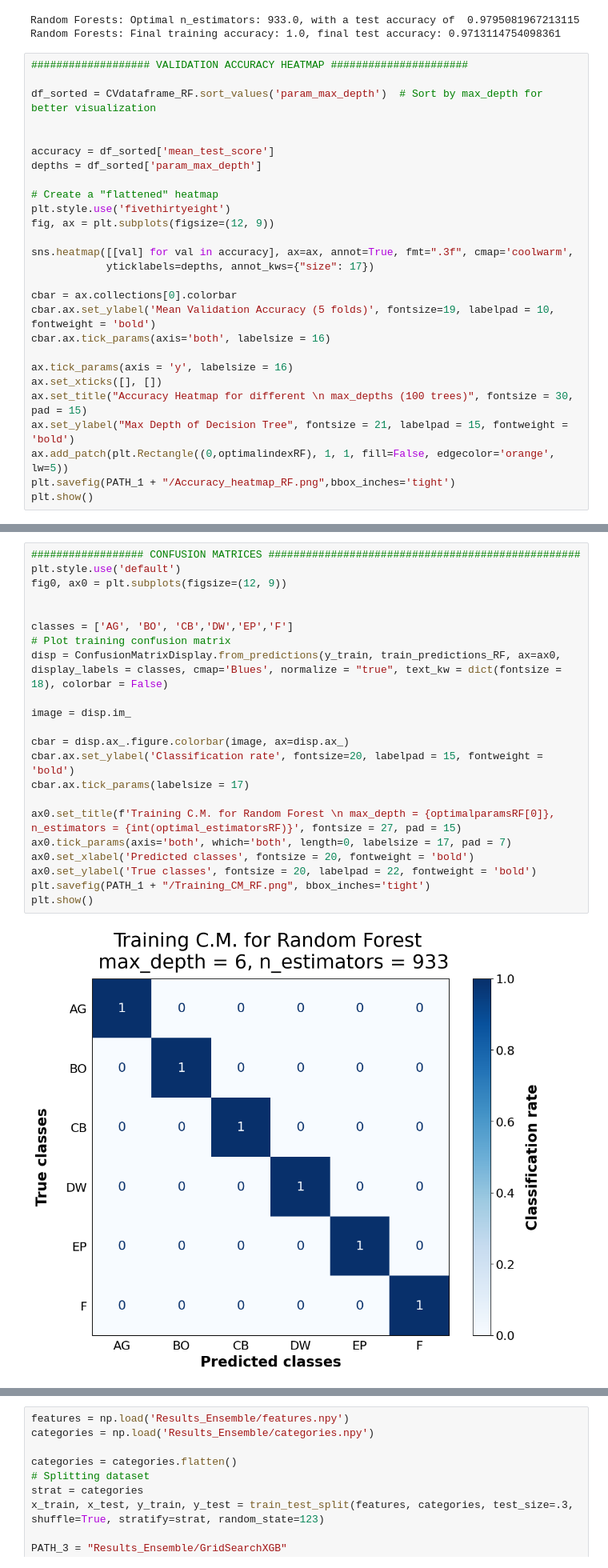
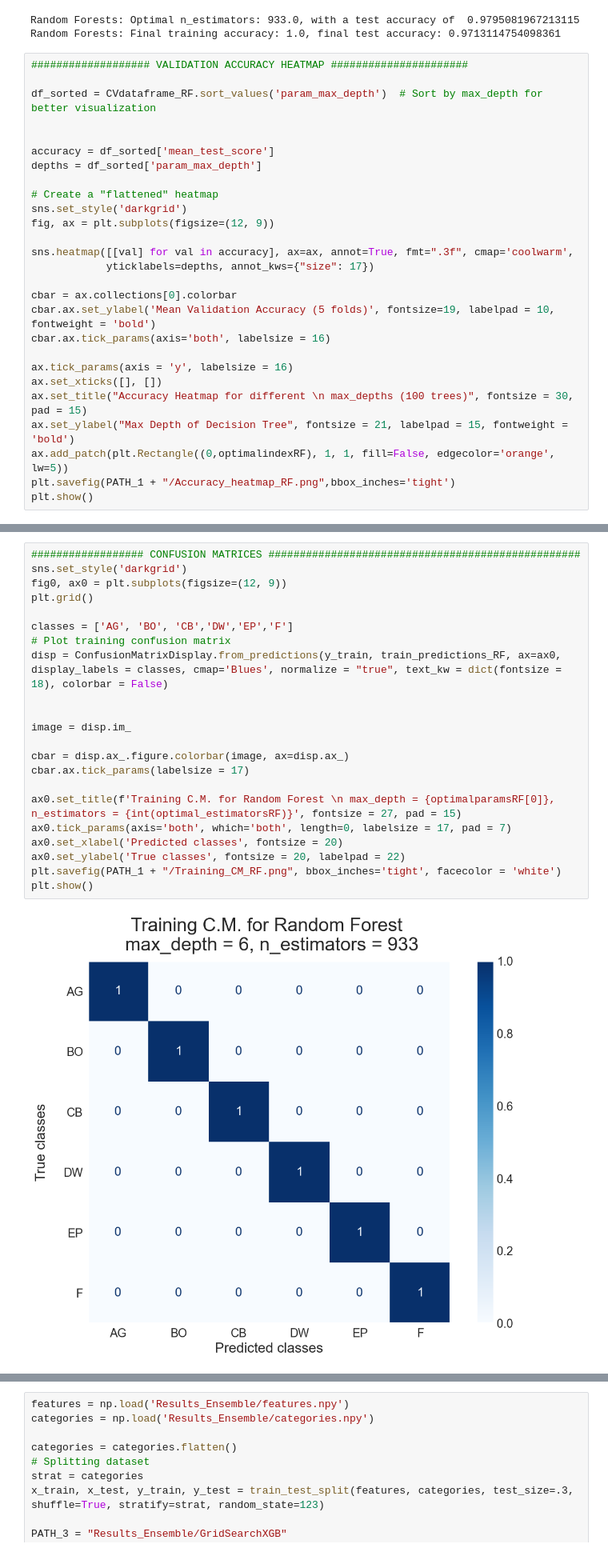
Before and after one commit to gresslos/FYS-STK_Project3, a Jupyter notebook: EnsembleMethods.ipynb, the cells around one changed output, grey strips where cells are left out. Shown at 80% size. Cells and saved outputs as stored; diff of their text form.

Commit message:
Updated the ensemble plots to be as similar to the cnn ones as possible

```diff
--- a/EnsembleMethods.ipynb
+++ b/EnsembleMethods.ipynb
@@ -503,7 +503,7 @@ accuracy = df_sorted['mean_test_score']
 depths = df_sorted['param_max_depth']
 
 # Create a "flattened" heatmap
-plt.style.use('fivethirtyeight')
+sns.set_style('darkgrid')
 fig, ax = plt.subplots(figsize=(12, 9))
 
 sns.heatmap([[val] for val in accuracy], ax=ax, annot=True, fmt=".3f", cmap='coolwarm',
@@ -525,26 +525,26 @@ plt.show()
 # %%
 ################## CONFUSION MATRICES ##################################################
-plt.style.use('default')
+sns.set_style('darkgrid')
 fig0, ax0 = plt.subplots(figsize=(12, 9))
-
+plt.grid()
 
 classes = ['AG', 'BO', 'CB','DW','EP','F']
 # Plot training confusion matrix
 disp = ConfusionMatrixDisplay.from_predictions(y_train, train_predictions_RF, ax=ax0, display_labels = classes, cmap='Blues', normalize = "true", text_kw = dict(fontsize = 18), colorbar = False)
 
+
 image = disp.im_
 
 cbar = disp.ax_.figure.colorbar(image, ax=disp.ax_)
-cbar.ax.set_ylabel('Classification rate', fontsize=20, labelpad = 15, fontweight = 'bold')
 cbar.ax.tick_params(labelsize = 17)
 
 ax0.set_title(f'Training C.M. for Random Forest \n max_depth = {optimalparamsRF[0]}, n_estimators = {int(optimal_estimatorsRF)}', fontsize = 27, pad = 15)
 ax0.tick_params(axis='both', which='both', length=0, labelsize = 17, pad = 7)
-ax0.set_xlabel('Predicted classes', fontsize = 20, fontweight = 'bold')
-ax0.set_ylabel('True classes', fontsize = 20, labelpad = 22, fontweight = 'bold')
-plt.savefig(PATH_1 + "/Training_CM_RF.png", bbox_inches='tight')
+ax0.set_xlabel('Predicted classes', fontsize = 20)
+ax0.set_ylabel('True classes', fontsize = 20, labelpad = 22)
+plt.savefig(PATH_1 + "/Training_CM_RF.png", bbox_inches='tight', facecolor = 'white')
 plt.show()
 # %% [output]
-[figure, old version]
+[figure, new version]
 # %%
 # Plot test confusion matrix
```
Also changed, not shown: parts of 9 cells of this notebook, 10 other files.
